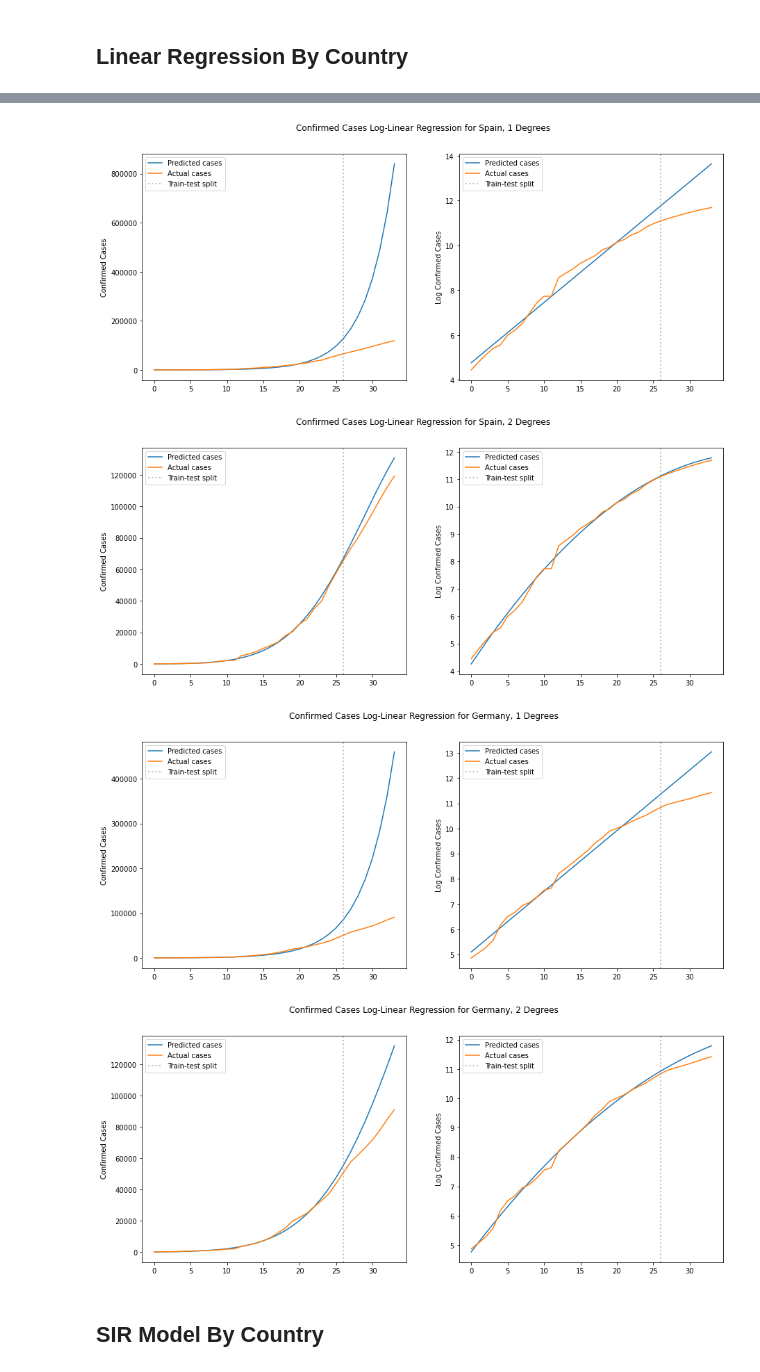
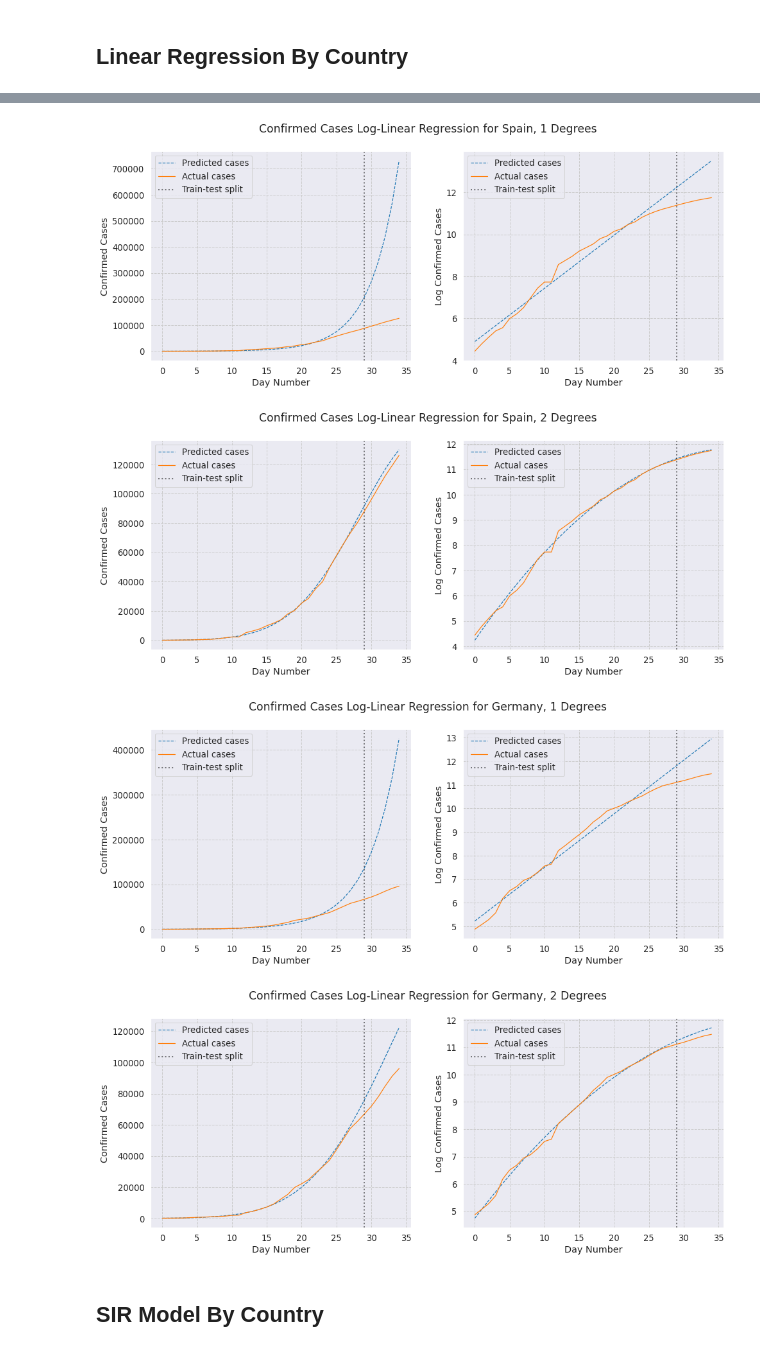
Before and after one commit to rdcolema/covid19-tracking, a Jupyter notebook: covid_forecasting.ipynb, the cells around one changed output, grey strips where cells are left out. Cells and saved outputs as stored; diff of their text form; code cells hidden in the pictures.

```diff
--- a/covid_forecasting.ipynb
+++ b/covid_forecasting.ipynb
@@ -20,7 +30,7 @@ DATA_DIR = "csse_covid_19_daily_reports/"
 
 # Dates to model
 MIN_DATE = '2020-03-01'
-MAX_DATE = '2020-04-03'
+MAX_DATE = '2020-04-04'
 
 # Individual countries to model
 MODEL_COUNTRIES = ["Italy", "Spain", "Germany"]
@@ -144,0 +256,3 @@ Encoded dataset
+# %%
+for country_name in MODEL_COUNTRIES:
+    plot_logistic(all_data, country_name, day_start=14, extrapolate=5, holdout=5)
@@ -173,7 +291,7 @@ def split_data(data, shift):
     x_test = data.drop(['ConfirmedCases', 'Fatalities'], axis=1)
 
     # Train on only date through shift
-    data = data[data.DayNum<data.DayNum.min()+shift]
+    data = data[data.DayNum<data.DayNum.max()-shift]
 
     # Train set
     x_train = data.drop(['ConfirmedCases', 'Fatalities'], axis=1)
@@ -194,16 +312,16 @@ def lin_reg(X_train, Y_train, X_test, degree=1):
     # Make predictions using the testing set
     y_pred = regr.predict(X_test)
 
-    return regr, y_pred
+    return y_pred
 # %%
-def plot_linreg_basic_country(data, country_name, day_start, shift, degree=1):
+def plot_linreg_basic_country(data, country_name, day_start=0, holdout=5, degree=1):
 
     dates_list = pd.date_range(MIN_DATE, MAX_DATE).strftime('%Y-%m-%d').tolist()
 
     data_country = data[data['Country_Region']==country_dict[country_name]]
     data_country = data_country.loc[data_country['DayNum']>=day_start]
-    X_train, Y_train_1, Y_train_2, X_test = split_data(data_country, shift)
-    model, pred = lin_reg(X_train, Y_train_1, X_test, degree=degree)
+    X_train, Y_train_1, Y_train_2, X_test = split_data(data_country, holdout)
+    pred = lin_reg(X_train, Y_train_1, X_test, degree=degree)
 
     # Create a df with both real cases and predictions
     X_train_check = X_train.copy()
@@ -218,19 +336,21 @@ def plot_linreg_basic_country(data, country_name, day_start, shift, degree=1):
     dates_list_num = list(range(0,len(dates_list)))
 
     # Plot results
-    fig, (ax1, ax2) = plt.subplots(1, 2, figsize=(15,6))
+    fig, (ax1, ax2) = plt.subplots(1, 2, figsize=(16, 6))
 
-    ax1.plot(dates_list_num, np.expm1(predicted_data))
+    ax1.plot(dates_list_num, np.expm1(predicted_data), '--')
     ax1.plot(dates_list_num, real_data)
-    ax1.axvline(shift, linewidth=2, ls = ':', color='grey', alpha=0.5)
+    ax1.axvline(max(dates_list_num)-holdout, linewidth=2, ls = ':', color='black', alpha=0.5)
     ax1.legend(['Predicted cases', 'Actual cases', 'Train-test split'], loc='upper left')
     ax1.set_ylabel("Confirmed Cases")
+    ax1.set_xlabel("Day Number")
 
-    ax2.plot(dates_list_num, predicted_data)
+    ax2.plot(dates_list_num, predicted_data, '--')
     ax2.plot(dates_list_num, np.log1p(real_data))
-    ax2.axvline(shift, linewidth=2, ls = ':', color='grey', alpha=0.5)
+    ax2.axvline(max(dates_list_num)-holdout, linewidth=2, ls = ':', color='black', alpha=0.5)
     ax2.legend(['Predicted cases', 'Actual cases', 'Train-test split'], loc='upper left')
     ax2.set_ylabel("Log Confirmed Cases")
+    ax2.set_xlabel("Day Number")
 
     plt.suptitle((f"Confirmed Cases Log-Linear Regression for {country_name}, {degree} Degrees"))
 # %%
@@ -238,5 +358,5 @@ degrees_to_plot = [1, 2]
 
 for country_name in MODEL_COUNTRIES:
     for degree in degrees_to_plot:
-        plot_linreg_basic_country(data, country_name, 39, 26, degree=degree)
+        plot_linreg_basic_country(data, country_name, day_start=39, holdout=5, degree=degree)
 # %% [output]
@@ -245,7 +365,7 @@ for country_name in MODEL_COUNTRIES:
-[figure, old version]
+[figure, new version]
-[figure, old version]
+[figure, new version]
-[figure, old version]
+[figure, new version]
-[figure, old version]
+[figure, new version]
 # %% [markdown]
 ## SIR Model By Country
 # %%
```
Also changed, not shown: parts of 20 cells of this notebook, 2 other files.
